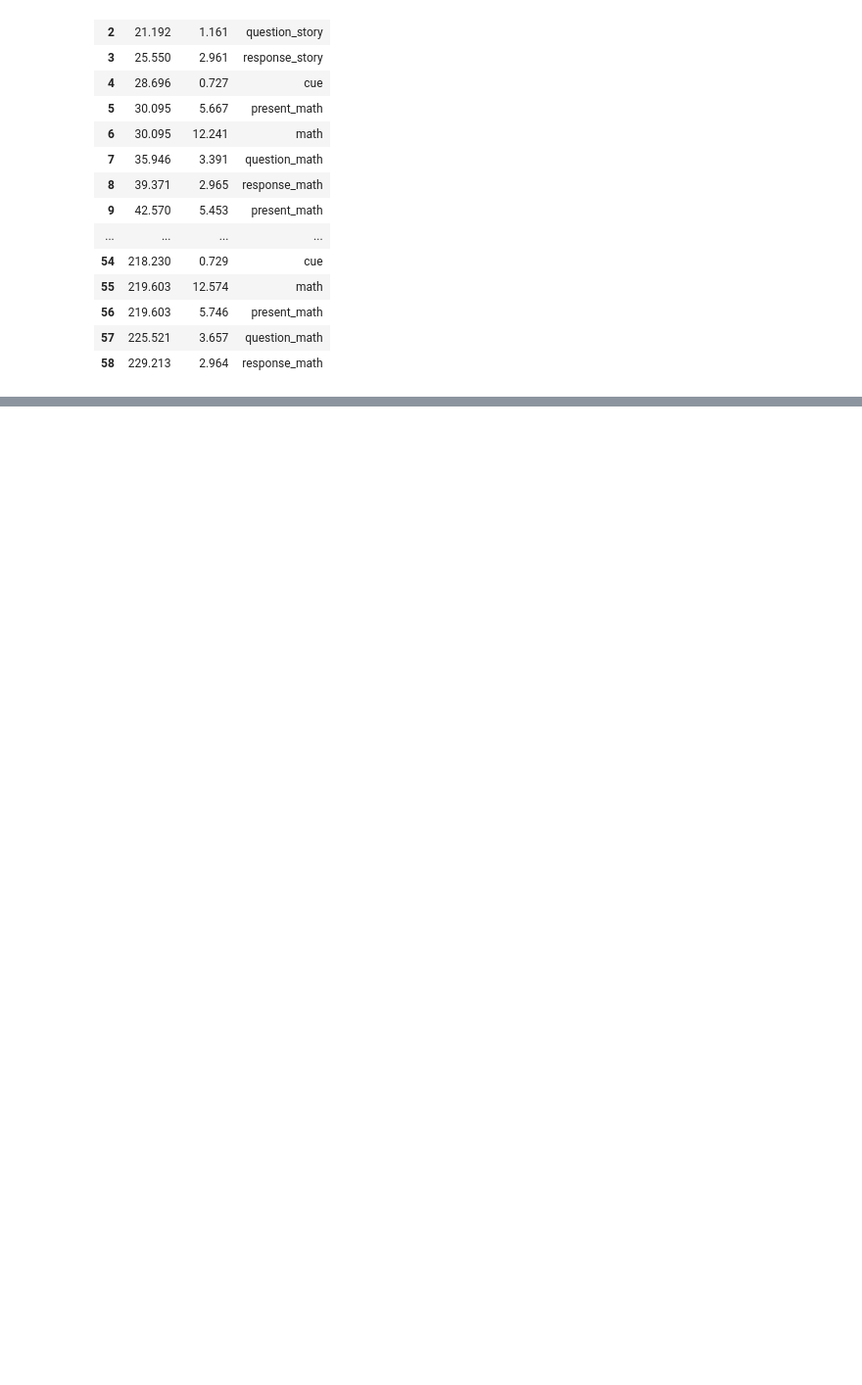
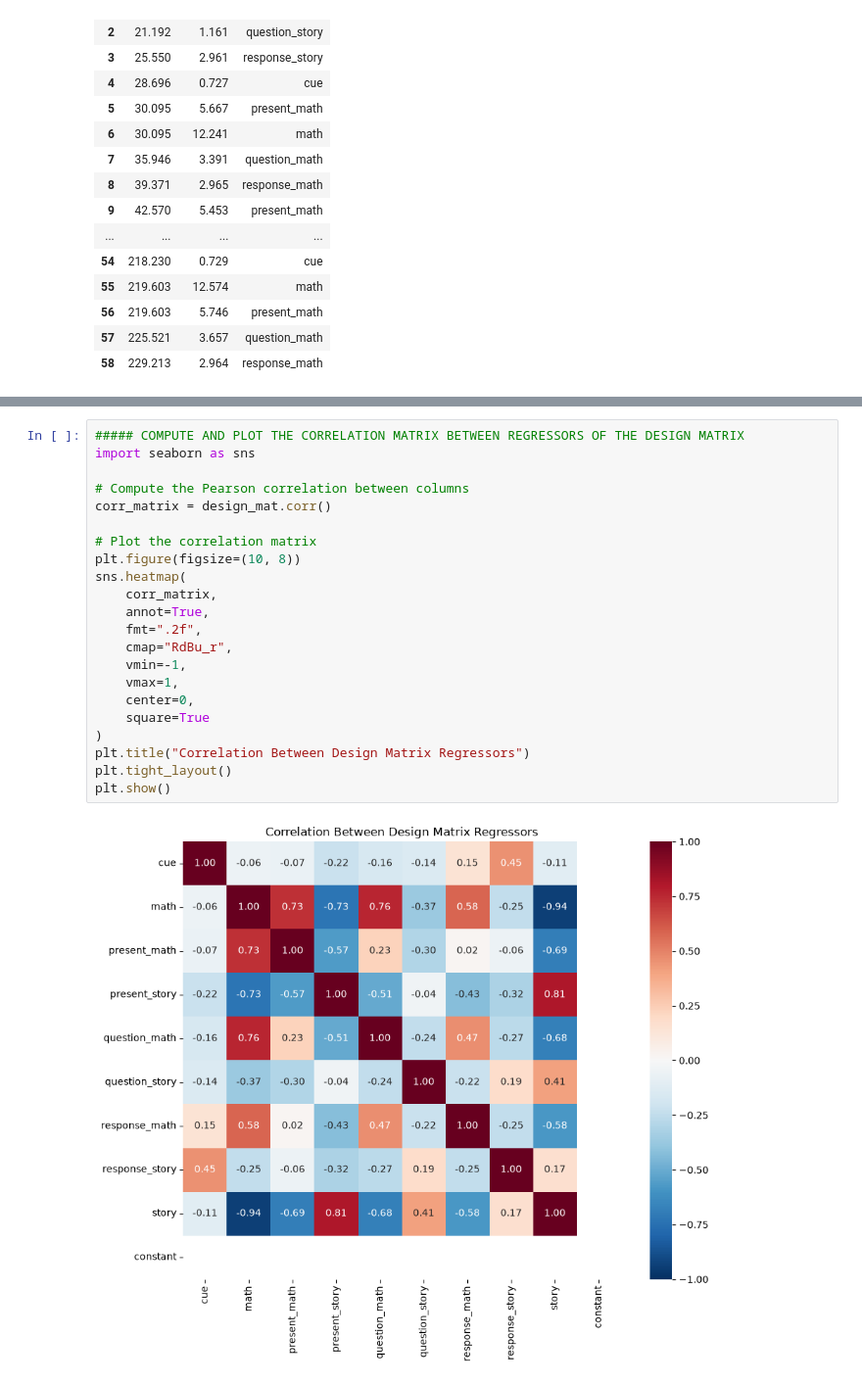
Before and after one commit to nazimov14/NSSP_MiniProjects, a Jupyter notebook: Part1-3_GLM.ipynb, the cells around one changed output, grey strips where cells are left out. Shown at 98% size. Cells and saved outputs as stored; diff of their text form; blank space fills up the shorter version.

```diff
--- a/Part1-3_GLM.ipynb
+++ b/Part1-3_GLM.ipynb
@@ -129,0 +140,24 @@ plt.show()
+# %%
+##### COMPUTE AND PLOT THE CORRELATION MATRIX BETWEEN REGRESSORS OF THE DESIGN MATRIX
+import seaborn as sns
+
+# Compute the Pearson correlation between columns
+corr_matrix = design_mat.corr()
+
+# Plot the correlation matrix
+plt.figure(figsize=(10, 8))
+sns.heatmap(
+    corr_matrix,
+    annot=True,
+    fmt=".2f",
+    cmap="RdBu_r",
+    vmin=-1,
+    vmax=1,
+    center=0,
+    square=True
+)
+plt.title("Correlation Between Design Matrix Regressors")
+plt.tight_layout()
+plt.show()
+# %% [output]
+[figure, added]
```
Also changed, not shown: parts of 5 cells of this notebook.
